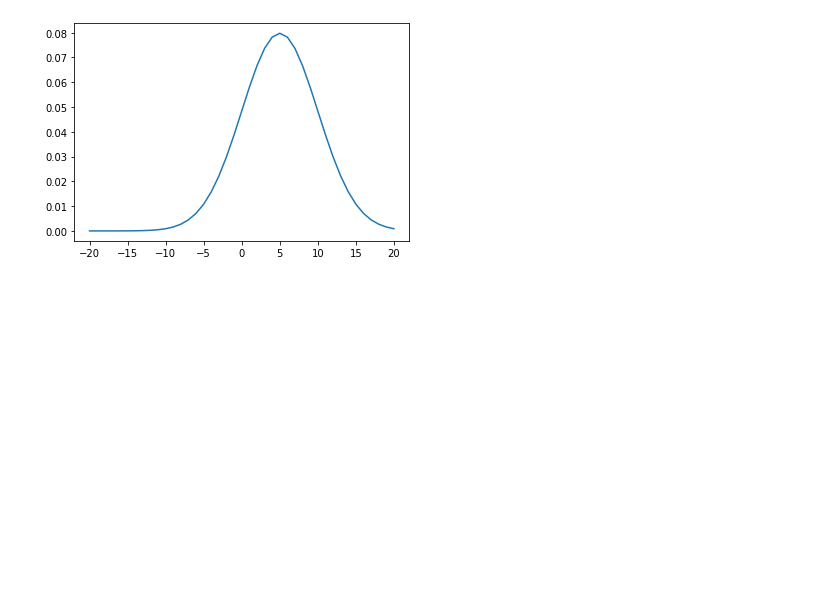
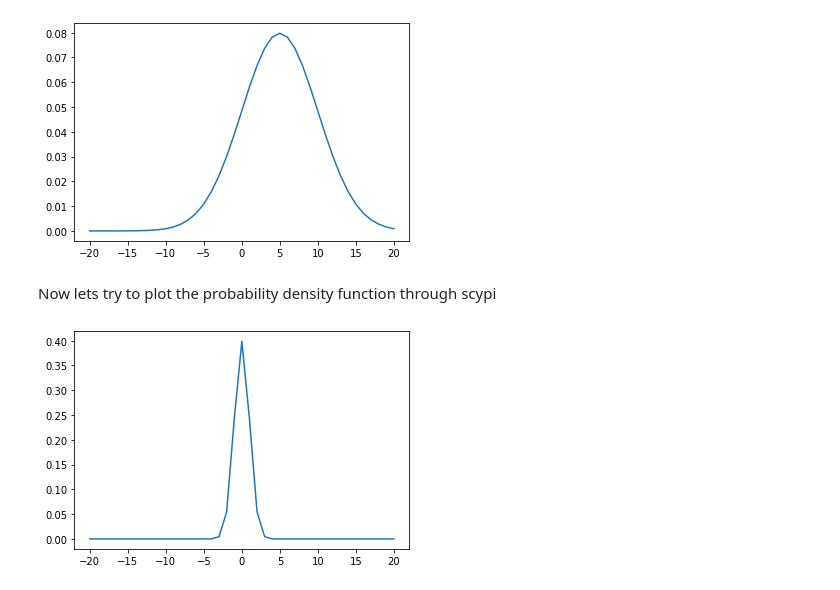
Before and after one commit to shoabahamed/khanacademy-statistics-and-probability, a Jupyter notebook: plotting_normal_distribution_graph.ipynb, the cells around one changed output. Drawn from its saved outputs; the diff is of its cells as text; code cells hidden in the pictures; blank space fills up the shorter version.

```diff
--- a/plotting_normal_distribution_graph.ipynb
+++ b/plotting_normal_distribution_graph.ipynb
@@ -51,3 +53,11 @@ plt.plot(datas, normal_vals)
 plt.show()
 # %% [output]
 [figure]
+# %% [markdown]
+<P>Now lets try to plot the probability density function through scypi</P>
+# %%
+pdf_values = norm.pdf(datas)
+plt.plot(datas, pdf_values)
+plt.show()
+# %% [output]
+[figure, added]
```
Also changed, not shown: parts of 5 cells of this notebook.
